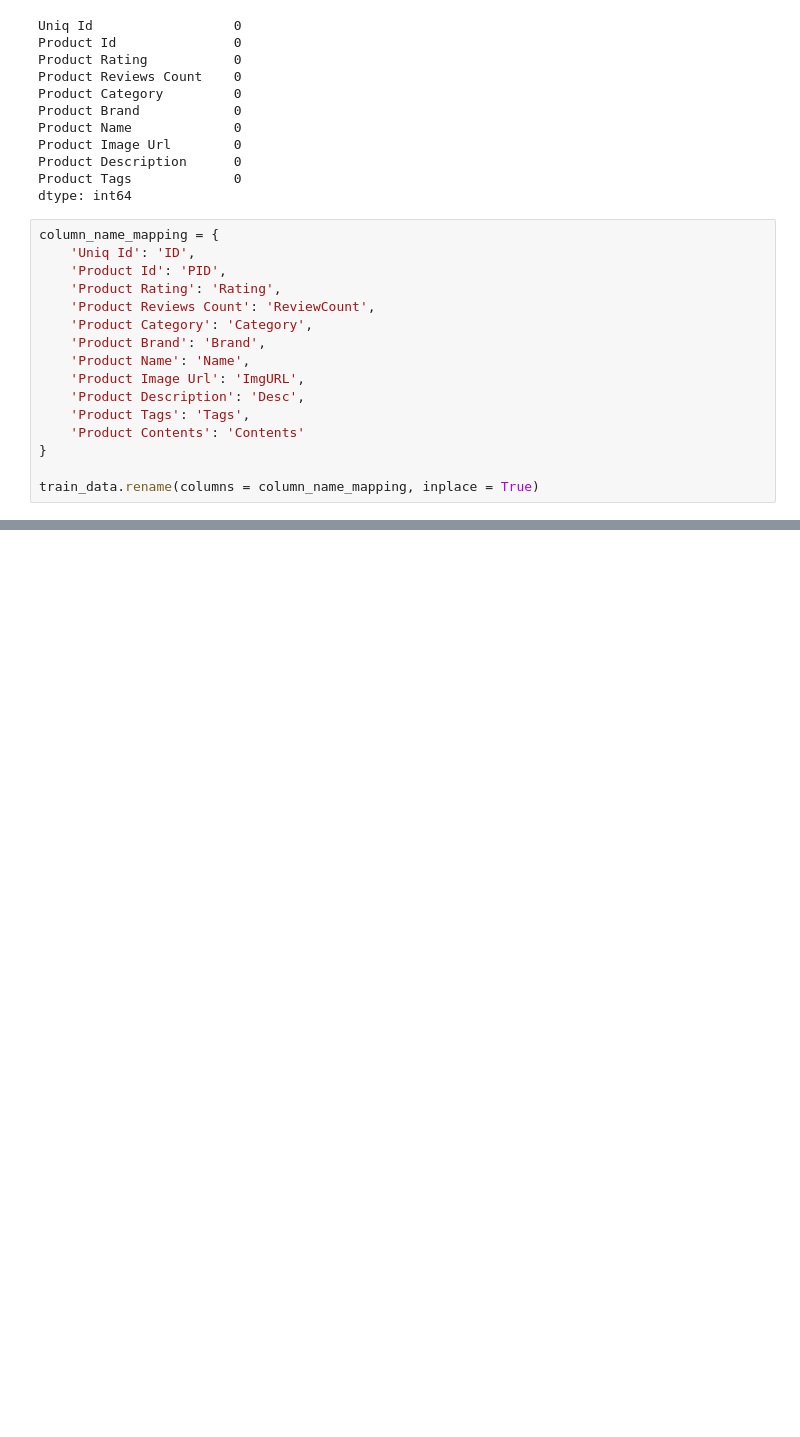
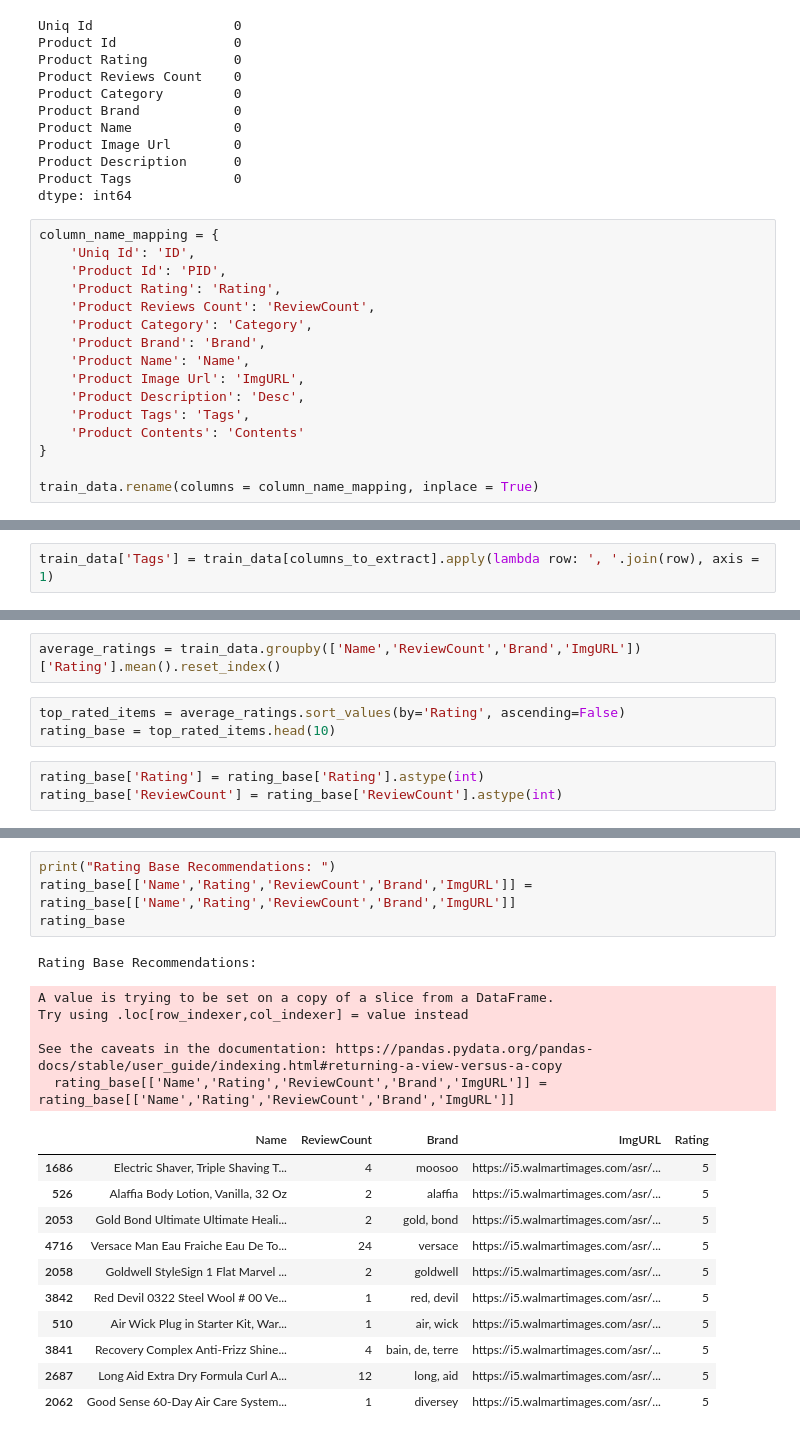
Before and after one commit to RishiMishra2005/E_Commerce_Recommendation_System, a Jupyter notebook: Data Cleaning.ipynb, the cells around one changed output, grey strips where cells are left out. Drawn from its saved outputs; the diff is of its cells as text; blank space fills up the shorter version.

```diff
--- a/Data Cleaning.ipynb
+++ b/Data Cleaning.ipynb
@@ -111,0 +179,2 @@ train_data.rename(columns = column_name_mapping, inplace = True)
+# %%
+train_data['Tags'] = train_data[columns_to_extract].apply(lambda row: ', '.join(row), axis = 1)
@@ -111,0 +183,8 @@ train_data.rename(columns = column_name_mapping, inplace = True)
+# %%
+average_ratings = train_data.groupby(['Name','ReviewCount','Brand','ImgURL'])['Rating'].mean().reset_index()
+# %%
+top_rated_items = average_ratings.sort_values(by='Rating', ascending=False)
+rating_base = top_rated_items.head(10)
+# %%
+rating_base['Rating'] = rating_base['Rating'].astype(int)
+rating_base['ReviewCount'] = rating_base['ReviewCount'].astype(int)
@@ -111,0 +202,22 @@ train_data.rename(columns = column_name_mapping, inplace = True)
+# %%
+print("Rating Base Recommendations: ")
+rating_base[['Name','Rating','ReviewCount','Brand','ImgURL']] = rating_base[['Name','Rating','ReviewCount','Brand','ImgURL']]
+rating_base
+# %% [output]
+Rating Base Recommendations:
+A value is trying to be set on a copy of a slice from a DataFrame.
+Try using .loc[row_indexer,col_indexer] = value instead
+
+See the caveats in the documentation: https://pandas.pydata.org/pandas-docs/stable/user_guide/indexing.html#returning-a-view-versus-a-copy
+  rating_base[['Name','Rating','ReviewCount','Brand','ImgURL']] = rating_base[['Name','Rating','ReviewCount','Brand','ImgURL']]
+|  | Name | ReviewCount | Brand | ImgURL | Rating |
+| 1686 | Electric Shaver, Triple Shaving T... | 4 | moosoo | https://i5.walmartimages.com/asr/... | 5 |
+| 526 | Alaffia Body Lotion, Vanilla, 32 Oz | 2 | alaffia | https://i5.walmartimages.com/asr/... | 5 |
+| 2053 | Gold Bond Ultimate Ultimate Heali... | 2 | gold, bond | https://i5.walmartimages.com/asr/... | 5 |
+| 4716 | Versace Man Eau Fraiche Eau De To... | 24 | versace | https://i5.walmartimages.com/asr/... | 5 |
+| 2058 | Goldwell StyleSign 1 Flat Marvel ... | 2 | goldwell | https://i5.walmartimages.com/asr/... | 5 |
+| 3842 | Red Devil 0322 Steel Wool # 00 Ve... | 1 | red, devil | https://i5.walmartimages.com/asr/... | 5 |
+| 510 | Air Wick Plug in Starter Kit, War... | 1 | air, wick | https://i5.walmartimages.com/asr/... | 5 |
+| 3841 | Recovery Complex Anti-Frizz Shine... | 4 | bain, de, terre | https://i5.walmartimages.com/asr/... | 5 |
+| 2687 | Long Aid Extra Dry Formula Curl A... | 12 | long, aid | https://i5.walmartimages.com/asr/... | 5 |
+| 2062 | Good Sense 60-Day Air Care System... | 1 | diversey | https://i5.walmartimages.com/asr/... | 5 |
```
Also changed, not shown: parts of 13 cells of this notebook, 1 other file.
